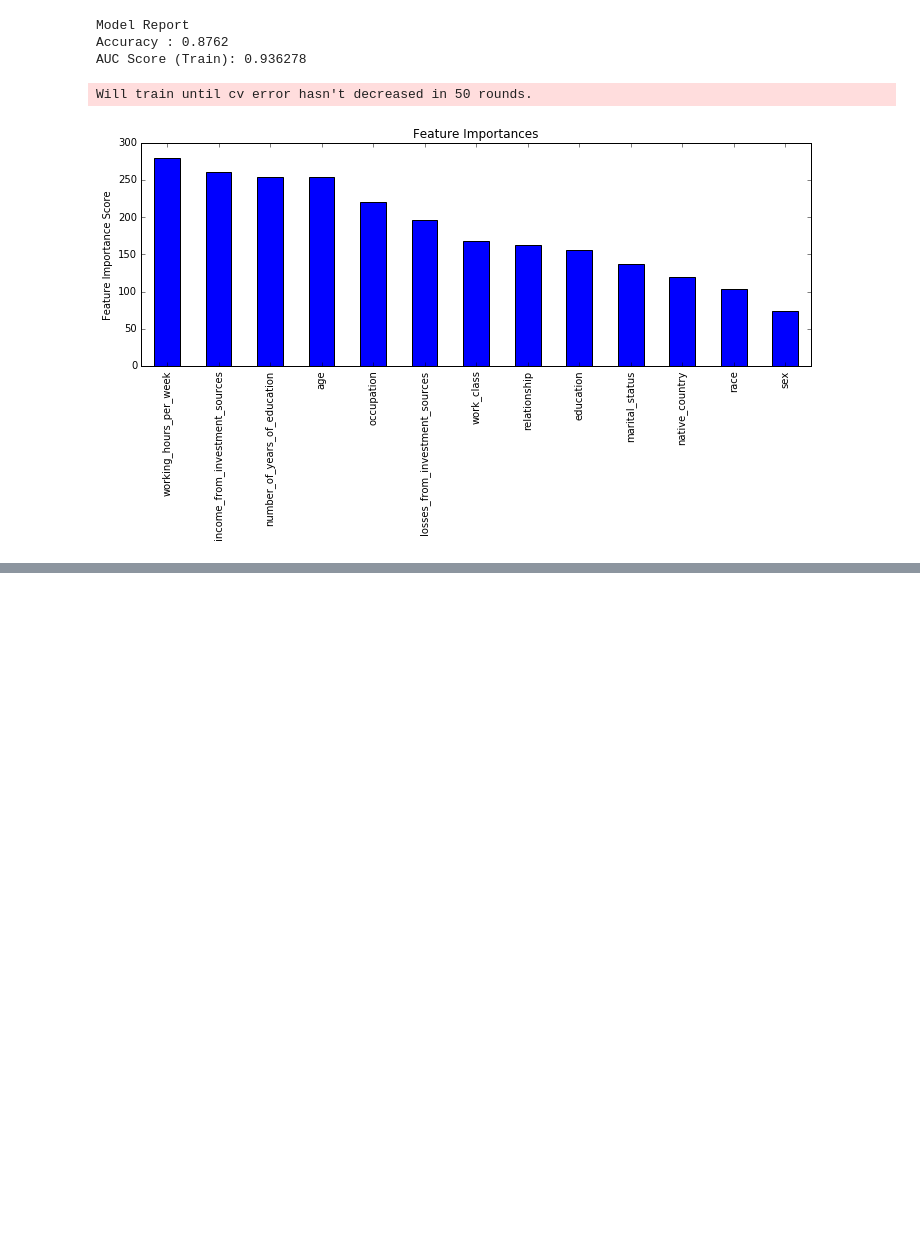
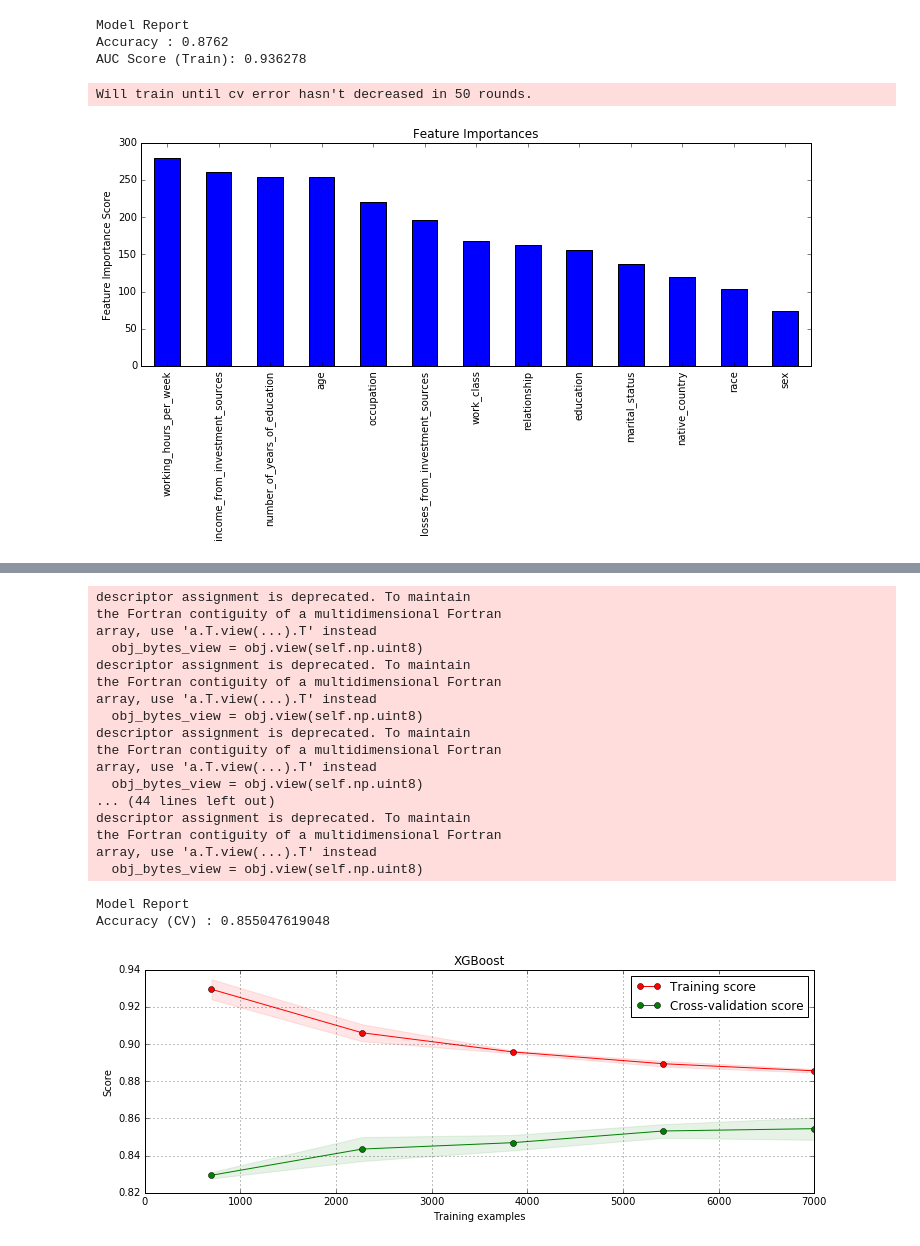
Before and after one commit to JihongJu/jaggle, a Jupyter notebook: Final-Assignment-IN4320/src/demo_xgb.ipynb, the cells around one changed output, grey strips where cells are left out. Drawn from its saved outputs; the diff is of its cells as text; code cells hidden in the pictures; blank space fills up the shorter version.

Commit message:
Conclude with report

```diff
--- a/Final-Assignment-IN4320/src/demo_xgb.ipynb
+++ b/Final-Assignment-IN4320/src/demo_xgb.ipynb
@@ -142,0 +199,80 @@ test_pred.to_csv('../data/tune_1', columns=['Id','Prediction'], \
+# %%
+# read data
+dftrain = pd.read_csv('../data/train.csv')
+dftest = pd.read_csv('../data/test.csv')
+
+# specify index, predictors and target
+index  = 'Id'
+target = 'earn_over_4k_euros_per_year'
+predictors = [x for x in dftrain.columns if x not in [target,index]]
+
+# shuffle data (IMPORTANT 88% yo 83%)
+dftrain = dftrain.reindex(np.random.permutation(dftrain.index))
+
+# fill missing values
+# none
+dftrain_ffill = deepcopy(dftrain)
+dftest_ffill  = deepcopy(dftest)
+# ffill
+# dftrain_ffill = dftrain.fillna(method='ffill')
+# dftest_ffill  = dftest.fillna(method='ffill')
+# dftrain_ffill = dftrain_ffill.fillna(method='bfill')
+# dftest_ffill = dftest_ffill.fillna(method='bfill')
+# mode
+df = pd.concat([dftrain,dftest], ignore_index=True)
+dftrain_ffill = dftrain.fillna(value=df.mode().iloc[0])
+dftest_ffill  = dftest.fillna(value=df.mode().iloc[0])
+
+# split dftrain
+train, test = train_test_split(dftrain_ffill, test_size=0.2, random_state=103)
+# construct model
+xgb1 = XGBClassifier(
+        learning_rate    = 0.1,
+        n_estimators     = 140,
+        max_depth        = 5,
+        min_child_weight = 1,
+        gamma            = 0.,
+        subsample        = 0.75,
+        colsample_bytree = 0.6,
+        reg_alpha        = 0.05,
+        objective        = 'binary:logistic',
+        scale_pos_weight = 1,
+        seed             = 27)
+xgb2 = XGBClassifier(
+        learning_rate    = 0.1,
+        n_estimators     = 160,
+        max_depth        = 6,
+        min_child_weight = 1,
+        gamma            = 0.3,
+        subsample        = 0.8,
+        colsample_bytree = 0.5,
+        reg_alpha        = 1,
+        objective        = 'binary:logistic',
+        scale_pos_weight = 1,
+        seed             = 27)
+# evaluate
+# train_pred, test_pred = modelfit(xgb1, train, test, predictors, target, useTrainCV=False)
+
+# predict
+dftrain_pred, dftest_pred = modelfit(xgb1, dftrain_ffill, dftest_ffill, predictors, target, useTrainCV=False, evaluate=False)
+# %% [output]
+descriptor assignment is deprecated. To maintain
+the Fortran contiguity of a multidimensional Fortran
+array, use 'a.T.view(...).T' instead
+  obj_bytes_view = obj.view(self.np.uint8)
+descriptor assignment is deprecated. To maintain
+the Fortran contiguity of a multidimensional Fortran
+array, use 'a.T.view(...).T' instead
+  obj_bytes_view = obj.view(self.np.uint8)
+descriptor assignment is deprecated. To maintain
+the Fortran contiguity of a multidimensional Fortran
+array, use 'a.T.view(...).T' instead
+  obj_bytes_view = obj.view(self.np.uint8)
+... (44 lines left out)
+descriptor assignment is deprecated. To maintain
+the Fortran contiguity of a multidimensional Fortran
+array, use 'a.T.view(...).T' instead
+  obj_bytes_view = obj.view(self.np.uint8)
+Model Report
+Accuracy (CV) : 0.855047619048
+[figure, added]
```
Also changed, not shown: parts of 20 cells of this notebook, 46 other files.
